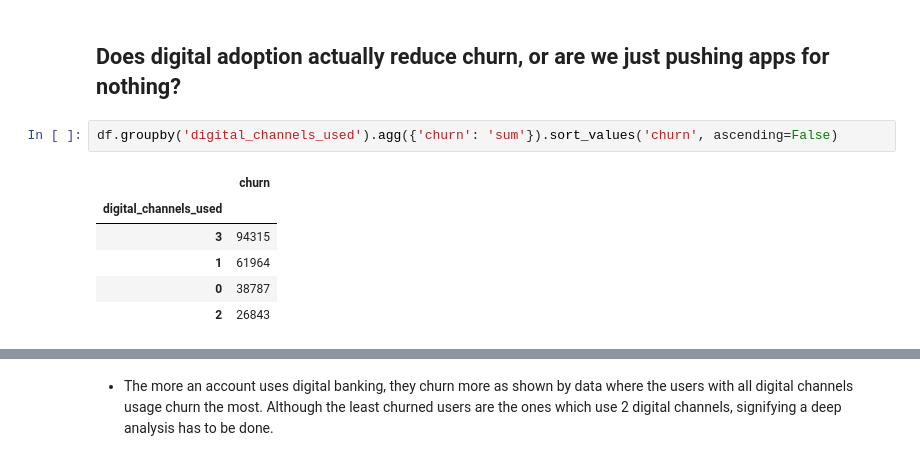
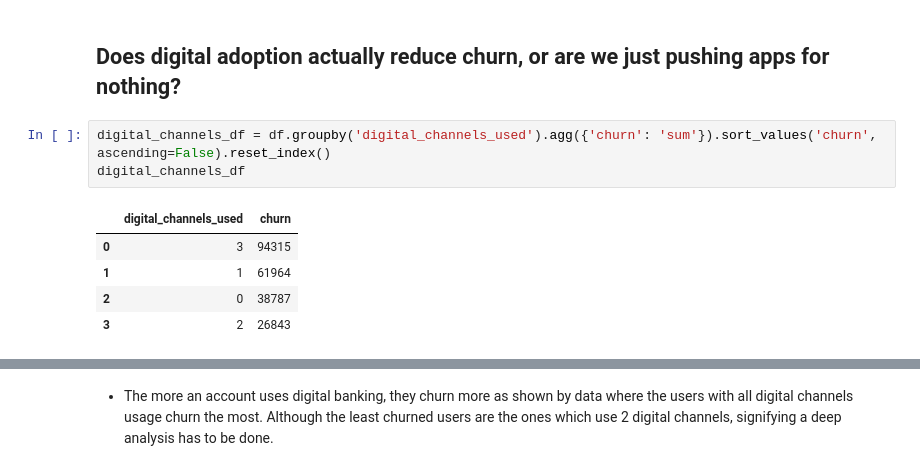
Before and after one commit to abhishektarun09/Bank-Customer-Churn-and-Retention-Analysis, a Jupyter notebook: notebooks/02_customer_churn_analysis.ipynb, the cells around one changed output, grey strips where cells are left out. Cells and saved outputs as stored; diff of their text form.

```diff
--- a/notebooks/02_customer_churn_analysis.ipynb
+++ b/notebooks/02_customer_churn_analysis.ipynb
@@ -271,11 +320,11 @@ df.groupby(['scheme', 'years']).agg({'churn': 'sum'}).sort_values('churn', ascen
 # %% [markdown]
 ## Does digital adoption actually reduce churn, or are we just pushing apps for nothing?
 # %%
-df.groupby('digital_channels_used').agg({'churn': 'sum'}).sort_values('churn', ascending=False)
+digital_channels_df = df.groupby('digital_channels_used').agg({'churn': 'sum'}).sort_values('churn', ascending=False).reset_index()
+digital_channels_df
 # %% [output]
-|  | churn |
-| digital_channels_used |  |
-| 3 | 94315 |
-| 1 | 61964 |
-| 0 | 38787 |
-| 2 | 26843 |
+|  | digital_channels_used | churn |
+| 0 | 3 | 94315 |
+| 1 | 1 | 61964 |
+| 2 | 0 | 38787 |
+| 3 | 2 | 26843 |
```
Also changed, not shown: parts of 33 cells of this notebook.
